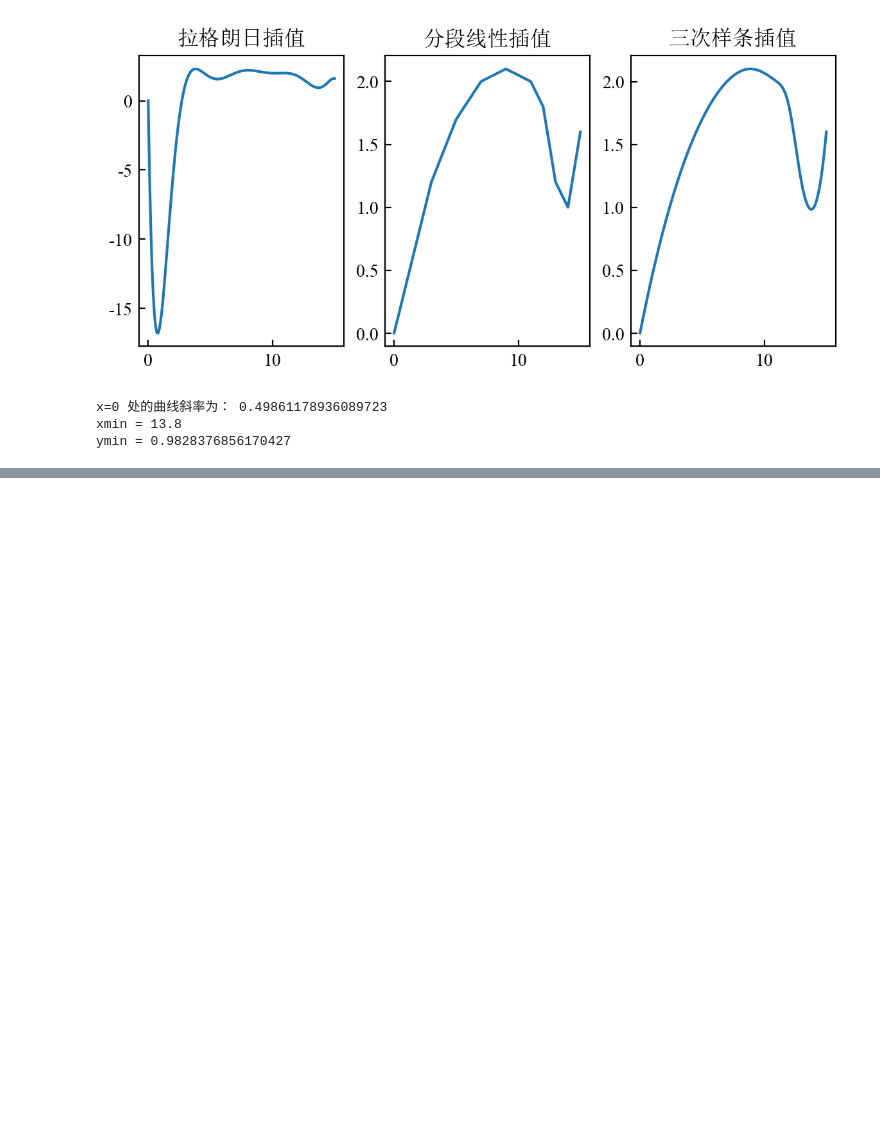
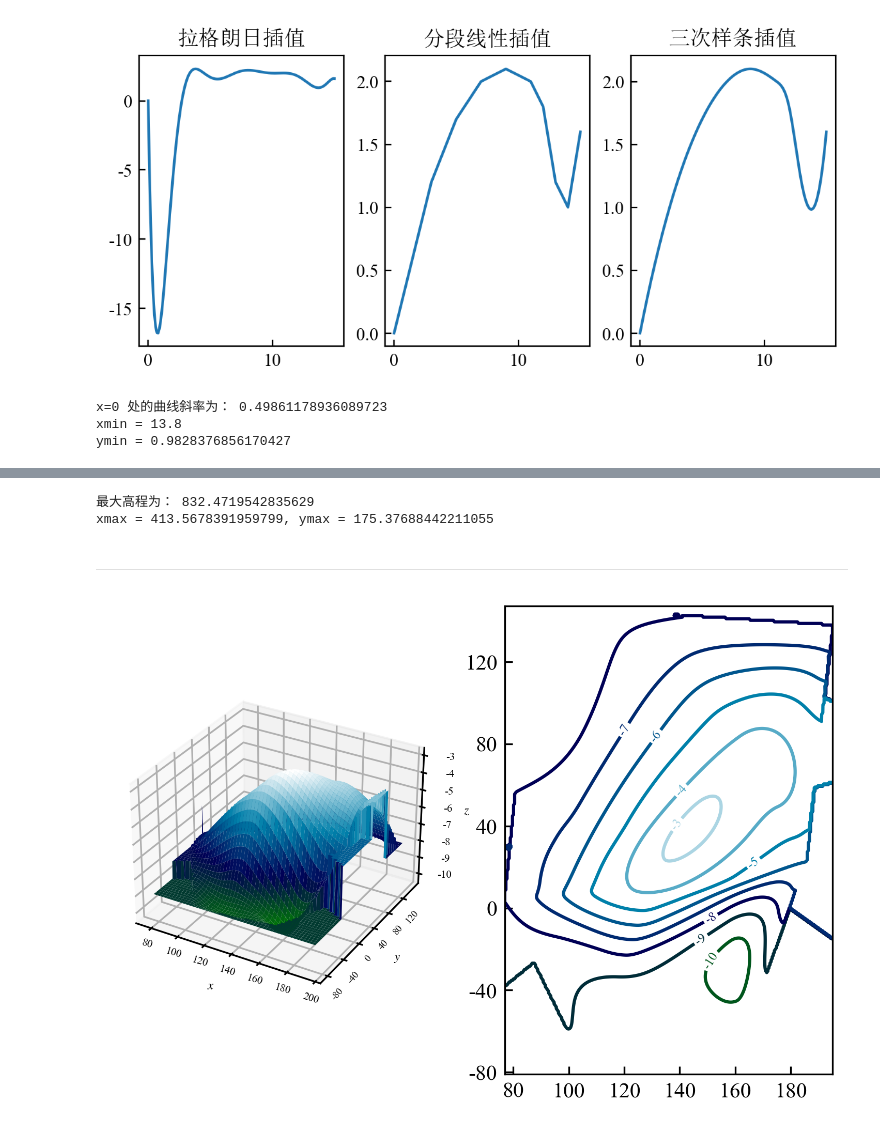
Before and after one commit to hacheyz/PMMAA, a Jupyter notebook: 7 插值与拟合/7.1 插值方法.ipynb, the cells around one changed output, grey strips where cells are left out. Drawn from its saved outputs; the diff is of its cells as text; code cells hidden in the pictures; blank space fills up the shorter version.

```diff
--- a/7 插值与拟合/7.1 插值方法.ipynb
+++ b/7 插值与拟合/7.1 插值方法.ipynb
@@ -156,0 +303,54 @@ ymin = 0.9828376856170427
+# %%
+z0 = np.loadtxt('../../07第7章  插值与拟合/data7_8.txt')
+x0 = np.linspace(100, 500, 5)
+y0 = np.linspace(100, 400, 4)
+f = interp2d(x0, y0, z0, 'cubic')   # 双三次样条插值
+x = np.linspace(100, 500, 200)
+y = np.linspace(100, 400, 200)
+z = f(x, y)
+zmax = np.max(z)
+imax, jmax = np.where(z==zmax)
+xmax, ymax = x[jmax][0], y[imax][0]
+print("最大高程为：", zmax)
+print(f"{xmax = }, {ymax = }")
+# %% [output]
+最大高程为： 832.4719542835629
+xmax = 413.5678391959799, ymax = 175.37688442211055
+# %% [markdown]
+---
+# %%
+from scipy.interpolate import griddata
+
+data = np.loadtxt('../../07第7章  插值与拟合/data7_9.txt')
+x0, y0, z0 = data
+z0 = -z0
+xy0 = np.vstack([x0, y0]).T
+x = np.linspace(x0.min(), x0.max(), 300)
+y = np.linspace(y0.min(), y0.max(), 300)
+X, Y = np.meshgrid(x, y)
+z3 = griddata(xy0, z0, (X,Y), 'cubic')      # 三次样条插值
+znear = griddata(xy0, z0, (X,Y), 'nearest') # 最近邻插值
+z3[np.isnan(z3)] = znear[np.isnan(z3)]
+# %%
+fig = plt.figure(dpi=300)
+ax = fig.add_subplot(121, projection='3d')
+ax.plot_surface(X, Y, z3, cmap='ocean')
+ax.set_xlabel('$x$', fontsize=6, labelpad=-10)
+ax.set_ylabel('$y$', fontsize=6, labelpad=-10)
+ax.set_zlabel('$z$', fontsize=6, labelpad=-8)
+from matplotlib.ticker import MultipleLocator
+ax.xaxis.set_major_locator(MultipleLocator(20))
+ax.yaxis.set_major_locator(MultipleLocator(40))
+ax.tick_params(which='major', width=0.5, labelsize=5, axis='z', pad=-0.5)
+ax.tick_params(which='major', width=0.5, labelsize=5, axis='x', pad=-5, rotation=-17)
+ax.tick_params(which='major', width=0.5, labelsize=4.5, axis='y', pad=-4, rotation=49)
+
+ax1 = fig.add_subplot(122)
+contr = ax1.contour(X, Y, z3, cmap='ocean')
+ax1.clabel(contr, fontsize=6)
+ax1.xaxis.set_major_locator(MultipleLocator(20))
+ax1.yaxis.set_major_locator(MultipleLocator(40))
+
+fig.show()
+# %% [output]
+[figure, added]
```
Also changed, not shown: parts of 12 cells of this notebook, 1 other file.
